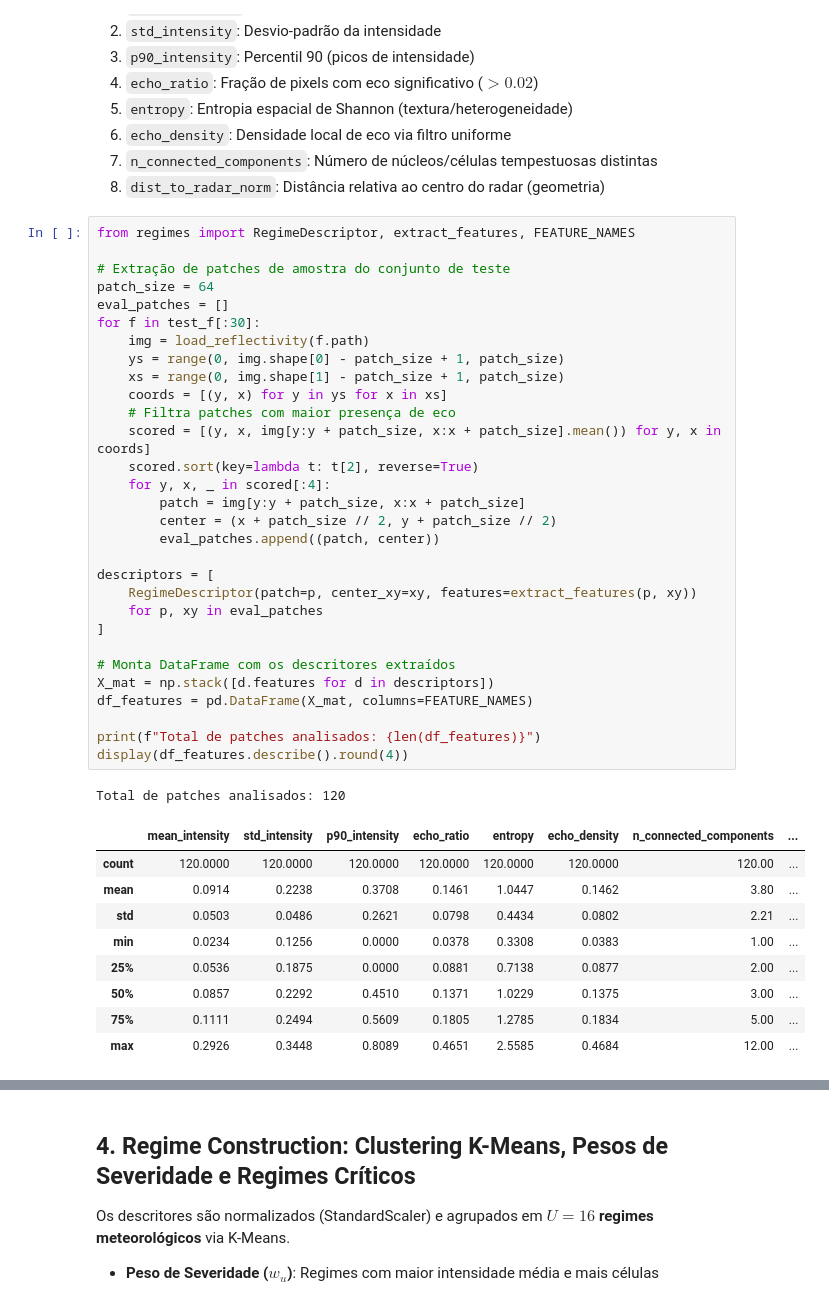
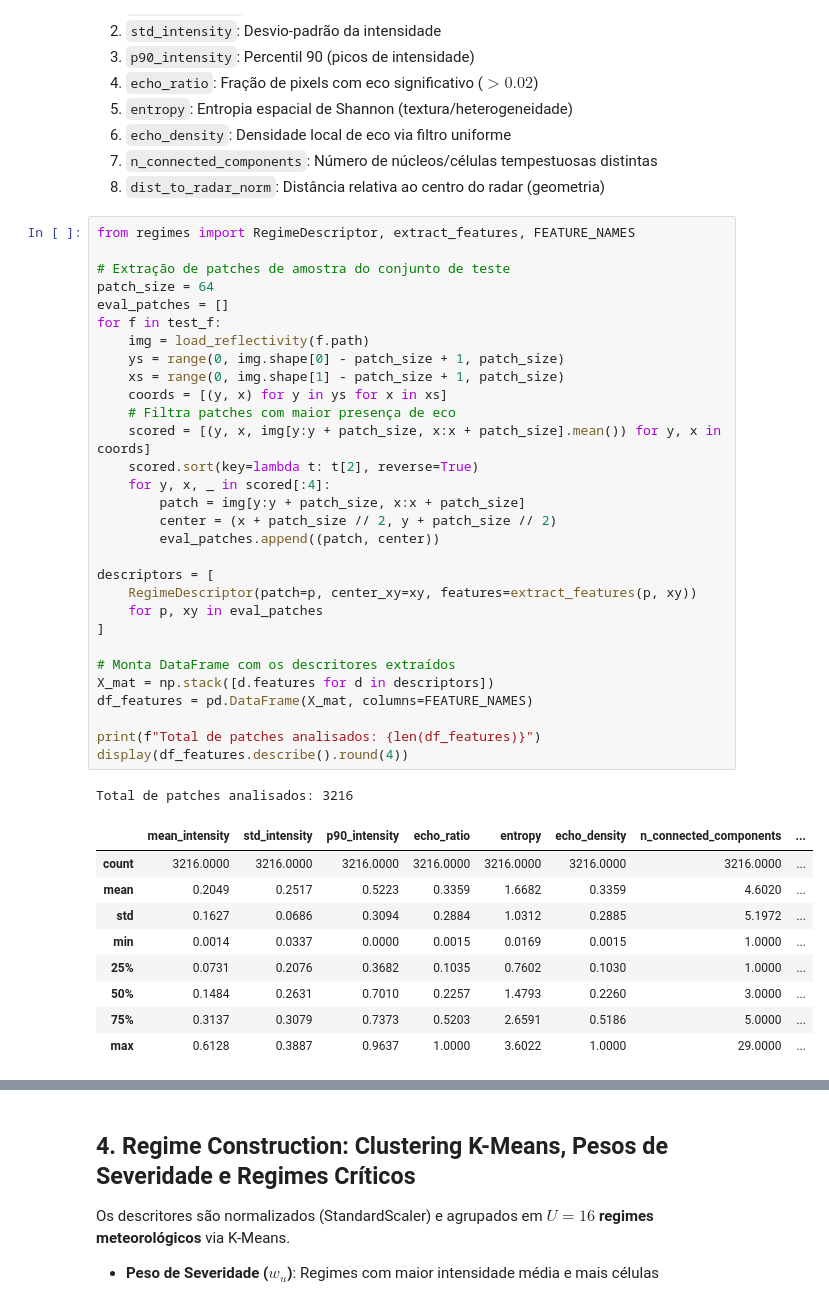
Before and after one commit to mmcavalcante/mestrado, a Jupyter notebook: Artigo - VISAPP2027/files4/radarcover_pipeline/exploracao_dados_radarcover.ipynb, the cells around one changed output, grey strips where cells are left out. Cells and saved outputs as stored; diff of their text form.

```diff
--- a/Artigo - VISAPP2027/files4/radarcover_pipeline/exploracao_dados_radarcover.ipynb
+++ b/Artigo - VISAPP2027/files4/radarcover_pipeline/exploracao_dados_radarcover.ipynb
@@ -157,43 +157,43 @@ Para caracterizar cada patch do radar segundo o diagrama de metodologia da Etapa
 from regimes import RegimeDescriptor, extract_features, FEATURE_NAMES
 
 # Extração de patches de amostra do conjunto de teste
 patch_size = 64
 eval_patches = []
-for f in test_f[:30]:
+for f in test_f:
     img = load_reflectivity(f.path)
     ys = range(0, img.shape[0] - patch_size + 1, patch_size)
     xs = range(0, img.shape[1] - patch_size + 1, patch_size)
     coords = [(y, x) for y in ys for x in xs]
     # Filtra patches com maior presença de eco
     scored = [(y, x, img[y:y + patch_size, x:x + patch_size].mean()) for y, x in coords]
     scored.sort(key=lambda t: t[2], reverse=True)
     for y, x, _ in scored[:4]:
         patch = img[y:y + patch_size, x:x + patch_size]
         center = (x + patch_size // 2, y + patch_size // 2)
         eval_patches.append((patch, center))
 
 descriptors = [
     RegimeDescriptor(patch=p, center_xy=xy, features=extract_features(p, xy))
     for p, xy in eval_patches
 ]
 
 # Monta DataFrame com os descritores extraídos
 X_mat = np.stack([d.features for d in descriptors])
 df_features = pd.DataFrame(X_mat, columns=FEATURE_NAMES)
 
 print(f"Total de patches analisados: {len(df_features)}")
 display(df_features.describe().round(4))
 # %% [output]
-Total de patches analisados: 120
+Total de patches analisados: 3216
 |  | mean_intensity | std_intensity | p90_intensity | echo_ratio | entropy | echo_density | n_connected_components | ... |
-| count | 120.0000 | 120.0000 | 120.0000 | 120.0000 | 120.0000 | 120.0000 | 120.00 | ... |
-| mean | 0.0914 | 0.2238 | 0.3708 | 0.1461 | 1.0447 | 0.1462 | 3.80 | ... |
-| std | 0.0503 | 0.0486 | 0.2621 | 0.0798 | 0.4434 | 0.0802 | 2.21 | ... |
-| min | 0.0234 | 0.1256 | 0.0000 | 0.0378 | 0.3308 | 0.0383 | 1.00 | ... |
-| 25% | 0.0536 | 0.1875 | 0.0000 | 0.0881 | 0.7138 | 0.0877 | 2.00 | ... |
-| 50% | 0.0857 | 0.2292 | 0.4510 | 0.1371 | 1.0229 | 0.1375 | 3.00 | ... |
-| 75% | 0.1111 | 0.2494 | 0.5609 | 0.1805 | 1.2785 | 0.1834 | 5.00 | ... |
-| max | 0.2926 | 0.3448 | 0.8089 | 0.4651 | 2.5585 | 0.4684 | 12.00 | ... |
+| count | 3216.0000 | 3216.0000 | 3216.0000 | 3216.0000 | 3216.0000 | 3216.0000 | 3216.0000 | ... |
+| mean | 0.2049 | 0.2517 | 0.5223 | 0.3359 | 1.6682 | 0.3359 | 4.6020 | ... |
+| std | 0.1627 | 0.0686 | 0.3094 | 0.2884 | 1.0312 | 0.2885 | 5.1972 | ... |
+| min | 0.0014 | 0.0337 | 0.0000 | 0.0015 | 0.0169 | 0.0015 | 1.0000 | ... |
+| 25% | 0.0731 | 0.2076 | 0.3682 | 0.1035 | 0.7602 | 0.1030 | 1.0000 | ... |
+| 50% | 0.1484 | 0.2631 | 0.7010 | 0.2257 | 1.4793 | 0.2260 | 3.0000 | ... |
+| 75% | 0.3137 | 0.3079 | 0.7373 | 0.5203 | 2.6591 | 0.5186 | 5.0000 | ... |
+| max | 0.6128 | 0.3887 | 0.9637 | 1.0000 | 3.6022 | 1.0000 | 29.0000 | ... |
 # %%
 plt.figure(figsize=(9, 7))
 corr = df_features.corr()
```
Also changed, not shown: parts of 9 cells of this notebook, 9 other files.
